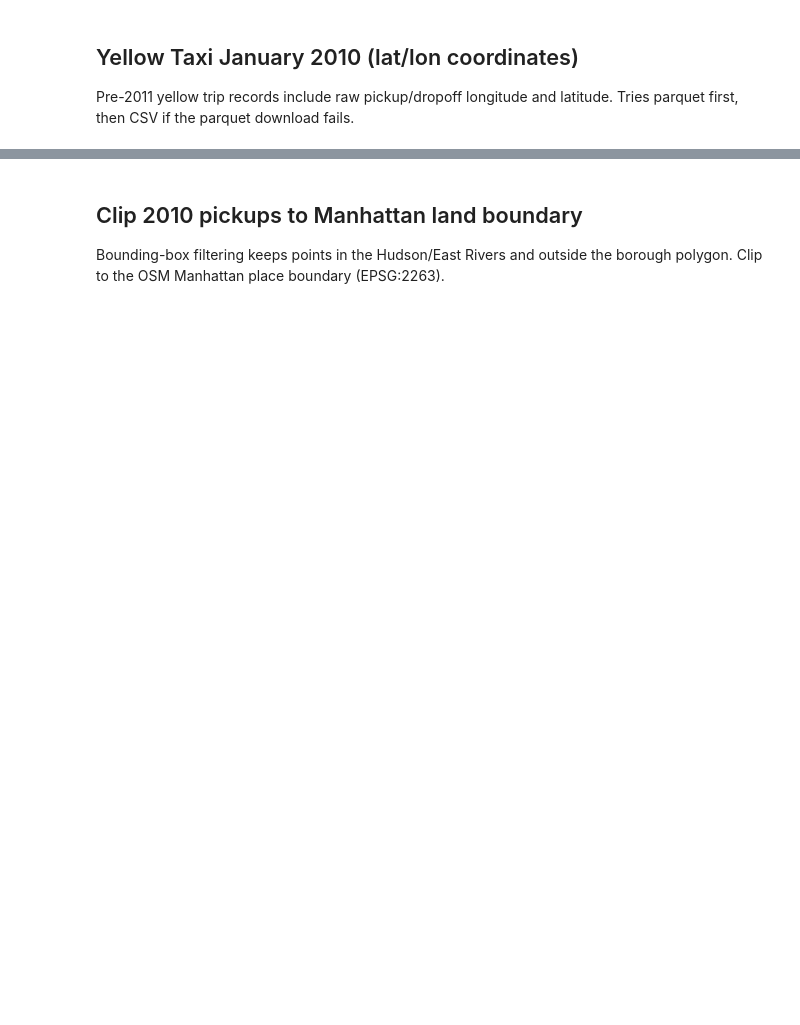
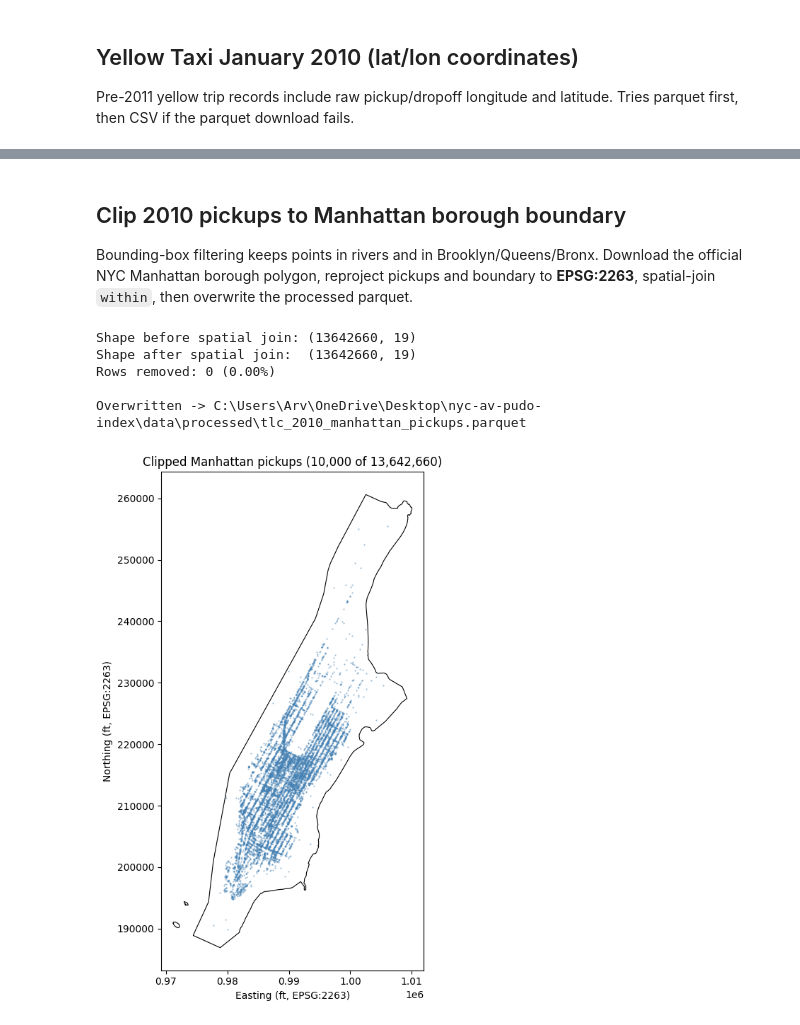
Before and after one commit to ahedy7/nyc-av-pudo-index, a Jupyter notebook: notebooks/01_data_collection.ipynb, the cells around one changed output, grey strips where cells are left out. Saved outputs shown, nothing was run; the diff lists cells and outputs as text; code cells hidden in the pictures; blank space fills up the shorter version.

```diff
--- a/notebooks/01_data_collection.ipynb
+++ b/notebooks/01_data_collection.ipynb
@@ -245,25 +318,51 @@ plt.show()
 # %% [markdown]
-## Clip 2010 pickups to Manhattan land boundary
+## Clip 2010 pickups to Manhattan borough boundary
 
-Bounding-box filtering keeps points in the Hudson/East Rivers and outside the borough polygon. Clip to the OSM Manhattan place boundary (EPSG:2263).
+Bounding-box filtering keeps points in rivers and in Brooklyn/Queens/Bronx. Download the official NYC Manhattan borough polygon, reproject pickups and boundary to **EPSG:2263**, spatial-join `within`, then overwrite the processed parquet.
 # %%
+import json
+import urllib.request
 from pathlib import Path
 
 import geopandas as gpd
 import matplotlib.pyplot as plt
 import osmnx as ox
 
+TARGET_CRS = "EPSG:2263"
 OUT_PATH_2010 = Path("../data/processed/tlc_2010_manhattan_pickups.parquet")
 
-# Use in-memory GeoDataFrame if available; otherwise load saved file
-if "gdf_mht_pu" not in dir():
+# ArcGIS layer backing NYC Open Data "Borough Boundaries" (request GeoJSON in EPSG:2263)
+BOROUGH_QUERY_URL = (
+    "https://services5.arcgis.com/GfwWNkhOj9bNBqoJ/arcgis/rest/services/"
+    "NYC_Borough_Boundary/FeatureServer/0/query"
+    "?where=BoroName%3D%27Manhattan%27&outFields=*&f=geojson&outSR=2263"
+)
+
+
+def load_manhattan_boundary(crs: str) -> gpd.GeoDataFrame:
+    try:
+        with urllib.request.urlopen(BOROUGH_QUERY_URL, timeout=120) as resp:
+            payload = json.load(resp)
+        boundary = gpd.GeoDataFrame.from_features(payload["features"], crs=crs)
+        print(f"Loaded Manhattan borough boundary from NYC Open Data ({len(boundary)} polygon)")
+        return boundary
+    except Exception as err:
+        print(f"NYC Open Data download failed ({err}); falling back to OSM via osmnx")
+        boundary = ox.geocode_to_gdf("Manhattan, New York City, New York, USA")
+        return boundary.to_crs(crs)
+
+
+# Pickups: in-memory from bbox cell, else parquet
+if "gdf_mht_pu" in globals():
+    gdf_mht_pu = globals()["gdf_mht_pu"]
+else:
     gdf_mht_pu = gpd.read_parquet(OUT_PATH_2010)
 
+# Force both layers to the same projected CRS (feet)
+gdf_mht_pu = gdf_mht_pu.to_crs(TARGET_CRS)
+manhattan_boundary = load_manhattan_boundary(TARGET_CRS)
+
 n_before = len(gdf_mht_pu)
-
-# Manhattan borough boundary (OSM / Nominatim via osmnx)
-manhattan_boundary = ox.geocode_to_gdf("Manhattan, New York, New York, USA")
-manhattan_boundary = manhattan_boundary.to_crs(gdf_mht_pu.crs)
 
 gdf_mht_pu_clean = gpd.sjoin(
     gdf_mht_pu,
@@ -271,33 +370,42 @@ gdf_mht_pu_clean = gpd.sjoin(
     how="inner",
     predicate="within",
 )
-# Drop spatial-join index columns
 gdf_mht_pu_clean = gdf_mht_pu_clean.drop(
     columns=[c for c in gdf_mht_pu_clean.columns if c.startswith("index_")],
     errors="ignore",
 )
 
 n_after = len(gdf_mht_pu_clean)
-print(f"Shape before spatial join: {gdf_mht_pu.shape}")
-print(f"Shape after spatial join:  {gdf_mht_pu_clean.shape}")
+print(f"Pickups CRS: {gdf_mht_pu.crs}")
+print(f"Boundary CRS: {manhattan_boundary.crs}")
+print(f"Shape before spatial join: ({n_before:,}, {gdf_mht_pu.shape[1]})")
+print(f"Shape after spatial join:  ({n_after:,}, {gdf_mht_pu_clean.shape[1]})")
 print(
     f"Rows removed: {n_before - n_after:,} "
     f"({100 * (n_before - n_after) / n_before:.2f}%)"
 )
 
 gdf_mht_pu = gdf_mht_pu_clean
+OUT_PATH_2010.parent.mkdir(parents=True, exist_ok=True)
 gdf_mht_pu.to_parquet(OUT_PATH_2010)
 print(f"\nOverwritten -> {OUT_PATH_2010.resolve()}")
 
 sample_n = min(10_000, len(gdf_mht_pu))
 sample = gdf_mht_pu.sample(n=sample_n, random_state=42)
 
 fig, ax = plt.subplots(figsize=(6, 8))
 manhattan_boundary.boundary.plot(ax=ax, color="black", linewidth=0.8, zorder=2)
 sample.plot(ax=ax, markersize=0.5, alpha=0.4, color="steelblue", zorder=1)
 ax.set_title(f"Clipped Manhattan pickups ({sample_n:,} of {n_after:,})")
 ax.set_xlabel("Easting (ft, EPSG:2263)")
 ax.set_ylabel("Northing (ft, EPSG:2263)")
 ax.set_aspect("equal")
 plt.tight_layout()
 plt.show()
+# %% [output]
+Shape before spatial join: (13642660, 19)
+Shape after spatial join:  (13642660, 19)
+Rows removed: 0 (0.00%)
+
+Overwritten -> C:\Users\Arv\OneDrive\Desktop\nyc-av-pudo-index\data\processed\tlc_2010_manhattan_pickups.parquet
+[figure, added]
```
Also changed, not shown: parts of 4 cells of this notebook, 3 other files.
